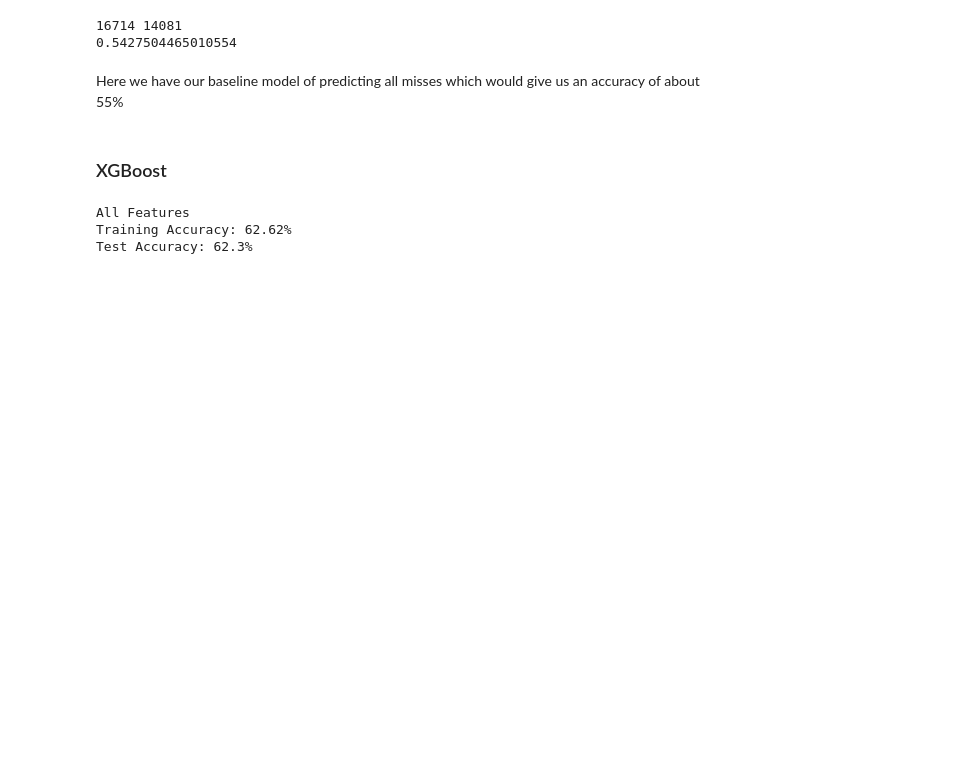
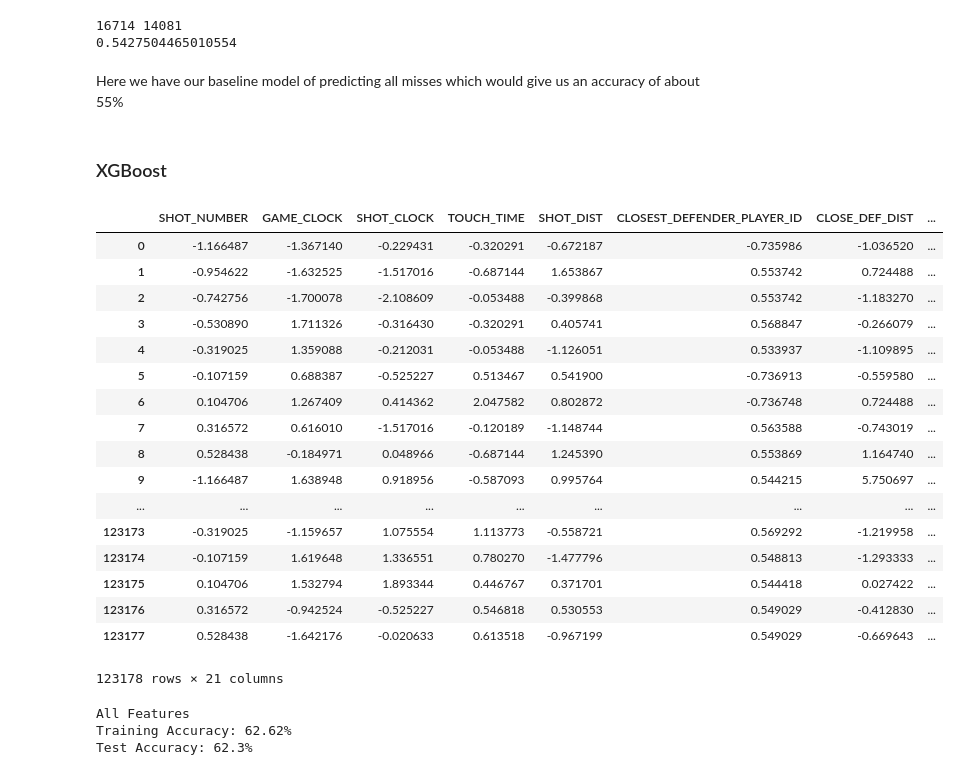
Before and after one commit to chineseballer06/NBA-Shot-Analysis, a Jupyter notebook: student.ipynb, the cells around one changed output. Cells and saved outputs as stored; diff of their text form; code cells hidden in the pictures; blank space fills up the shorter version.

```diff
--- a/student.ipynb
+++ b/student.ipynb
@@ -689,6 +686,27 @@ print(miss/(miss+made))
 Here we have our baseline model of predicting all misses which would give us an accuracy of about 55%
 # %% [markdown]
 ### XGBoost
+# %%
+X_scaled
+# %% [output]
+|  | SHOT_NUMBER | GAME_CLOCK | SHOT_CLOCK | TOUCH_TIME | SHOT_DIST | CLOSEST_DEFENDER_PLAYER_ID | CLOSE_DEF_DIST | ... |
+| 0 | -1.166487 | -1.367140 | -0.229431 | -0.320291 | -0.672187 | -0.735986 | -1.036520 | ... |
+| 1 | -0.954622 | -1.632525 | -1.517016 | -0.687144 | 1.653867 | 0.553742 | 0.724488 | ... |
+| 2 | -0.742756 | -1.700078 | -2.108609 | -0.053488 | -0.399868 | 0.553742 | -1.183270 | ... |
+| 3 | -0.530890 | 1.711326 | -0.316430 | -0.320291 | 0.405741 | 0.568847 | -0.266079 | ... |
+| 4 | -0.319025 | 1.359088 | -0.212031 | -0.053488 | -1.126051 | 0.533937 | -1.109895 | ... |
+| 5 | -0.107159 | 0.688387 | -0.525227 | 0.513467 | 0.541900 | -0.736913 | -0.559580 | ... |
+| 6 | 0.104706 | 1.267409 | 0.414362 | 2.047582 | 0.802872 | -0.736748 | 0.724488 | ... |
+| 7 | 0.316572 | 0.616010 | -1.517016 | -0.120189 | -1.148744 | 0.563588 | -0.743019 | ... |
+| 8 | 0.528438 | -0.184971 | 0.048966 | -0.687144 | 1.245390 | 0.553869 | 1.164740 | ... |
+| 9 | -1.166487 | 1.638948 | 0.918956 | -0.587093 | 0.995764 | 0.544215 | 5.750697 | ... |
+| ... | ... | ... | ... | ... | ... | ... | ... | ... |
+| 123173 | -0.319025 | -1.159657 | 1.075554 | 1.113773 | -0.558721 | 0.569292 | -1.219958 | ... |
+| 123174 | -0.107159 | 1.619648 | 1.336551 | 0.780270 | -1.477796 | 0.548813 | -1.293333 | ... |
+| 123175 | 0.104706 | 1.532794 | 1.893344 | 0.446767 | 0.371701 | 0.544418 | 0.027422 | ... |
+| 123176 | 0.316572 | -0.942524 | -0.525227 | 0.546818 | 0.530553 | 0.549029 | -0.412830 | ... |
+| 123177 | 0.528438 | -1.642176 | -0.020633 | 0.613518 | -0.967199 | 0.549029 | -0.669643 | ... |
+123178 rows × 21 columns
 # %%
 print('All Features')
 clf_xgb = XGBClassifier()
```
Also changed, not shown: parts of 11 cells of this notebook.
